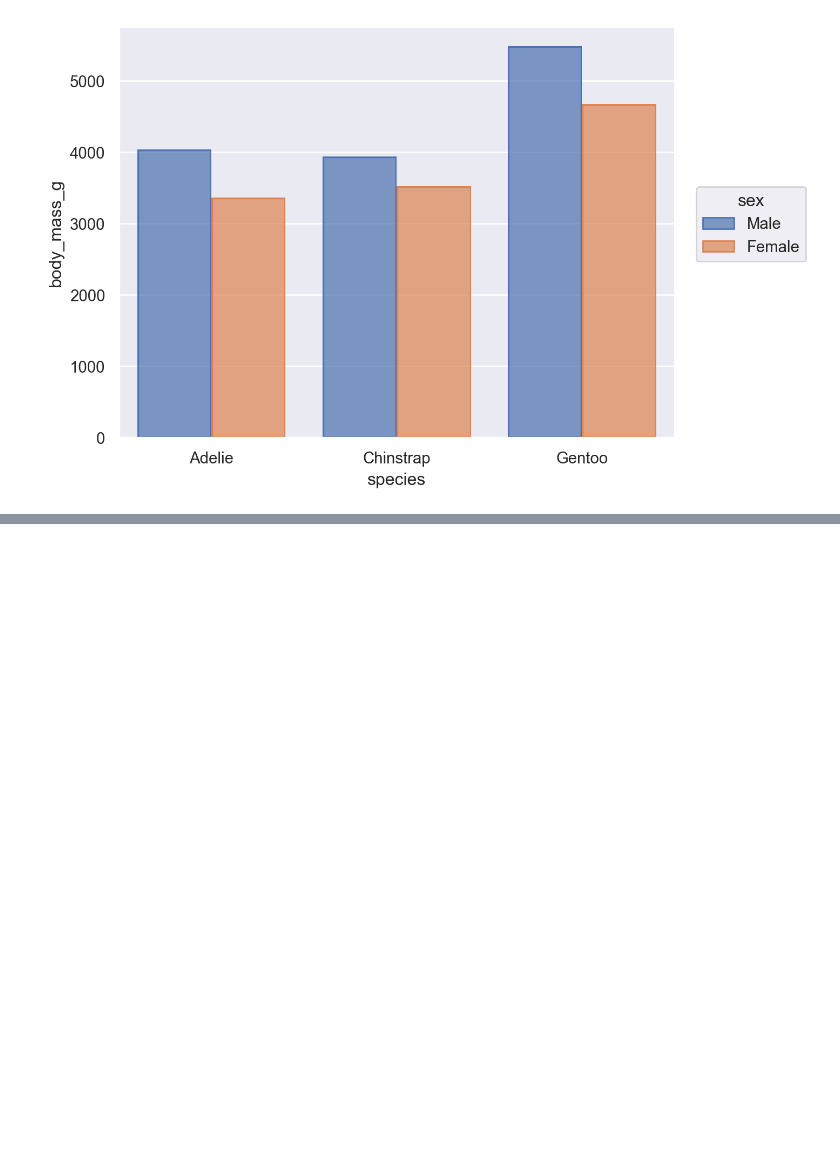
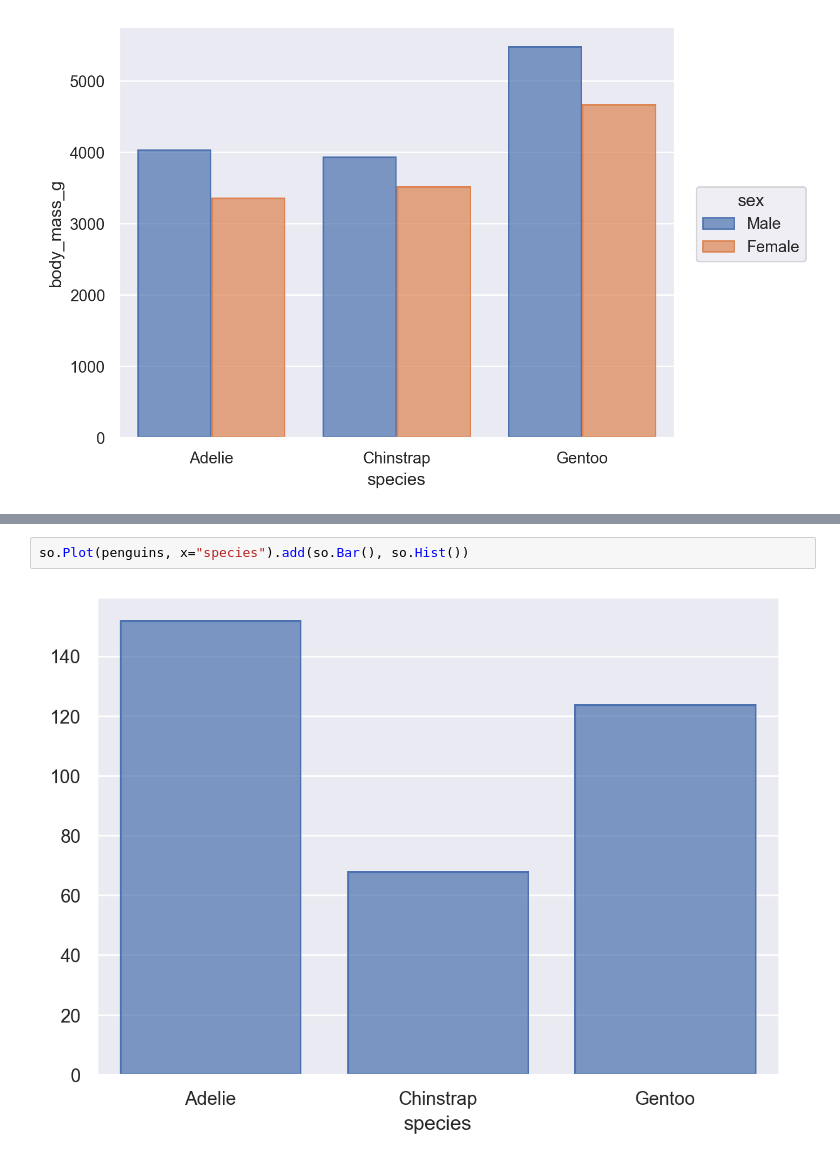
Before and after one commit to hapvpy/Seaborn, a Jupyter notebook: 04. The_seaborn.objects_interface.ipynb, the cells around one changed output, grey strips where cells are left out. Saved outputs shown, nothing was run; the diff lists cells and outputs as text; blank space fills up the shorter version.

```diff
--- a/04. The_seaborn.objects_interface.ipynb
+++ b/04. The_seaborn.objects_interface.ipynb
@@ -149,0 +164,4 @@ healthexp = sns.load_dataset("healthexp")
+# %%
+so.Plot(penguins, x="species").add(so.Bar(), so.Hist())
+# %% [output]
+[figure, added]
```
Also changed, not shown: parts of 9 cells of this notebook.
